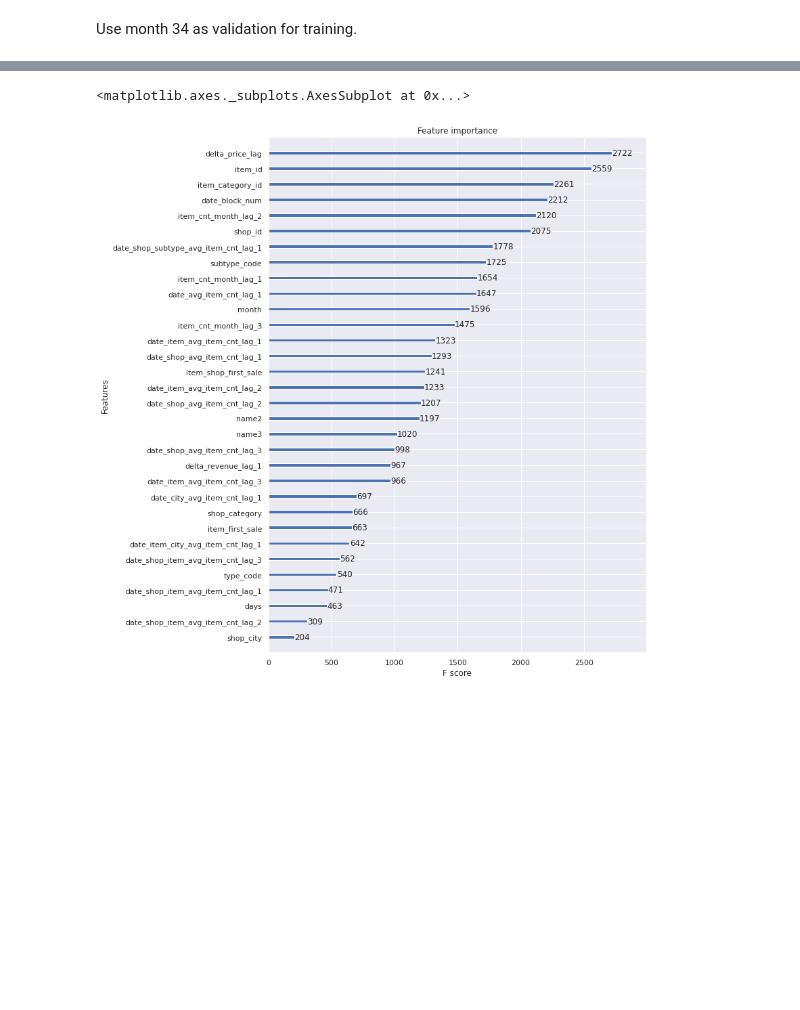
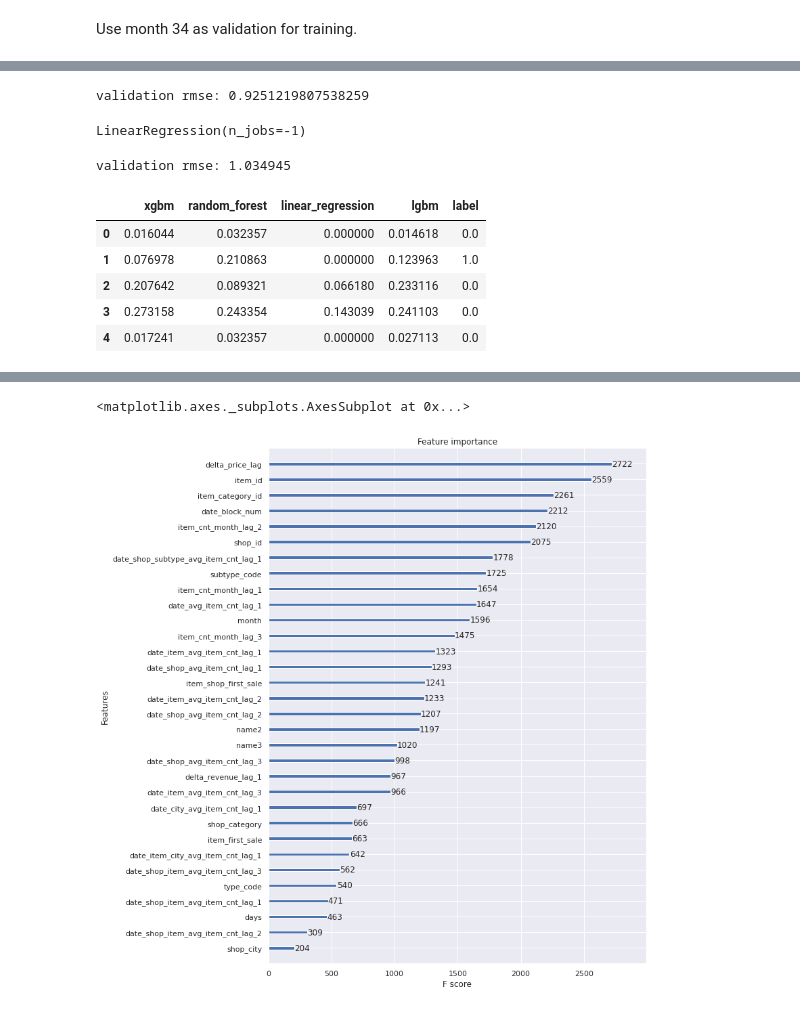
Before and after one commit to JaeHeee/AIFFEL_Merona, a Jupyter notebook: JH/future-sales-3.ipynb, the cells around one changed output, grey strips where cells are left out. Saved outputs shown, nothing was run; the diff lists cells and outputs as text; code cells hidden in the pictures; blank space fills up the shorter version.

Commit message:
train

```diff
--- a/JH/future-sales-3.ipynb
+++ b/JH/future-sales-3.ipynb
@@ -612,0 +657,8 @@ temp.shape
+# %%
+light.fit(
+    X_train,
+    Y_train,
+    eval_metric="rmse",
+    eval_set=[(X_train, Y_train), (X_valid, Y_valid)],
+    verbose=True,
+    early_stopping_rounds = 50)
@@ -612,0 +686,34 @@ temp.shape
+# %%
+light_pred = light.predict(X_valid).clip(0, 20)
+light_test = light.predict(X_test).clip(0, 20)
+# %%
+print('validation rmse:',np.sqrt(mean_squared_error(Y_valid, light_pred)))
+# %% [output]
+validation rmse: 0.9251219807538259
+# %%
+linear = LinearRegression(n_jobs=-1)
+linear.fit(X_train, Y_train)
+# %% [output]
+LinearRegression(n_jobs=-1)
+# %%
+linear_pred = linear.predict(X_valid).clip(0,20)
+linear_test = linear.predict(X_test).clip(0, 20)
+# %%
+print('validation rmse:',np.sqrt(mean_squared_error(Y_valid, linear_pred)))
+# %% [output]
+validation rmse: 1.034945
+# %%
+first_level = pd.DataFrame(Y_pred, columns=['xgbm'])
+first_level['random_forest'] = rf_pred
+first_level['linear_regression'] = linear_pred
+# first_level['knn'] = knn_pred
+first_level['lgbm'] = light_pred
+first_level['label'] = Y_valid.values
+first_level.head()
+# %% [output]
+|  | xgbm | random_forest | linear_regression | lgbm | label |
+| 0 | 0.016044 | 0.032357 | 0.000000 | 0.014618 | 0.0 |
+| 1 | 0.076978 | 0.210863 | 0.000000 | 0.123963 | 1.0 |
+| 2 | 0.207642 | 0.089321 | 0.066180 | 0.233116 | 0.0 |
+| 3 | 0.273158 | 0.243354 | 0.143039 | 0.241103 | 0.0 |
+| 4 | 0.017241 | 0.032357 | 0.000000 | 0.027113 | 0.0 |
```
Also changed, not shown: parts of 28 cells of this notebook, 1 other file.
